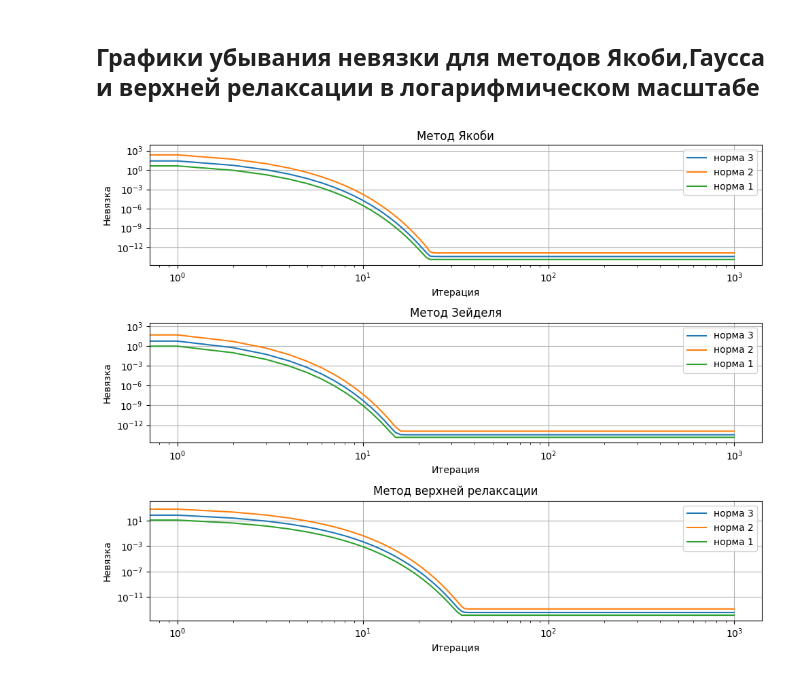
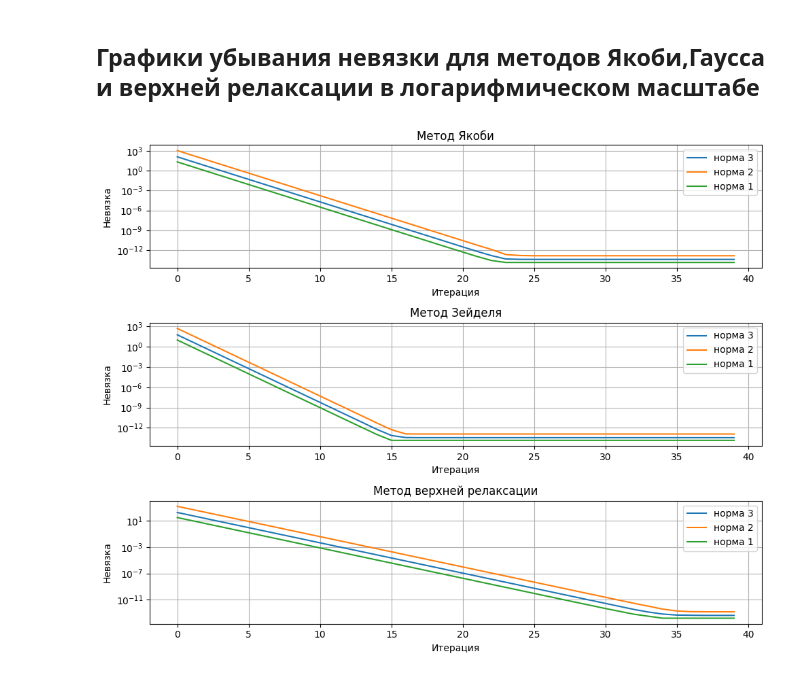
Before and after one commit to Ylumdji/laboratory-work-in-computational-mathematics, a Jupyter notebook: lab2.ipynb, the cells around one changed output. Saved outputs shown, nothing was run; the diff lists cells and outputs as text; code cells hidden in the pictures.

```diff
--- a/lab2.ipynb
+++ b/lab2.ipynb
@@ -87,7 +87,7 @@ def backward_substitution(U, y):
 # %% [markdown]
 ### Метод Якоби
 # %%
-def jacobi(A, b, max_iterations=1000):
+def jacobi(A, b, max_iterations=40):
     n = len(b)
     x = np.zeros(n)
     residuals1 = []
@@ -112,7 +112,7 @@ def jacobi(A, b, max_iterations=1000):
 # %% [markdown]
 ### Метод Зейделя
 # %%
-def seidel(A, b, max_iterations=1000):
+def seidel(A, b, max_iterations=40):
     n = len(b)
     x = np.zeros(n)
     residuals1 = []
@@ -137,7 +137,7 @@ def seidel(A, b, max_iterations=1000):
 # %% [markdown]
 ### Метод верхней релаксации
 # %%
-def over_relaxation(A, b, omega=1.25, max_iterations=1000):
+def over_relaxation(A, b, omega=1.25, max_iterations=40):
     n = len(b)
     x = np.zeros(n)
     residuals1 = []
@@ -285,38 +273,35 @@ plt.plot(jacobi_residuals1,label = 'норма 3')
 plt.plot(jacobi_residuals2,label = 'норма 2')
 plt.plot(jacobi_residuals3,label = 'норма 1')
 plt.yscale('log')
-plt.xscale('log')
 plt.title('Метод Якоби')
 plt.xlabel('Итерация')
 plt.ylabel('Невязка')
 plt.grid()
 plt.legend()
 
 plt.subplot(3, 1, 2)
 plt.plot(gauss_seidel_residuals1,label = 'норма 3')
 plt.plot(gauss_seidel_residuals2,label = 'норма 2')
 plt.plot(gauss_seidel_residuals3,label = 'норма 1')
 plt.yscale('log')
-plt.xscale('log')
 plt.title('Метод Зейделя')
 plt.xlabel('Итерация')
 plt.ylabel('Невязка')
 plt.grid()
 plt.legend()
 
 plt.subplot(3, 1, 3)
 plt.plot(over_relaxation_residuals1,label = 'норма 3')
 plt.plot(over_relaxation_residuals2,label = 'норма 2')
 plt.plot(over_relaxation_residuals3,label = 'норма 1')
 plt.yscale('log')
-plt.xscale('log')
 plt.title('Метод верхней релаксации')
 plt.xlabel('Итерация')
 plt.ylabel('Невязка')
 plt.grid()
 plt.legend()
 
 plt.tight_layout()
 plt.show()
 # %% [output]
-[figure, old version]
+[figure, new version]
```
Also changed, not shown: parts of 2 cells of this notebook.
